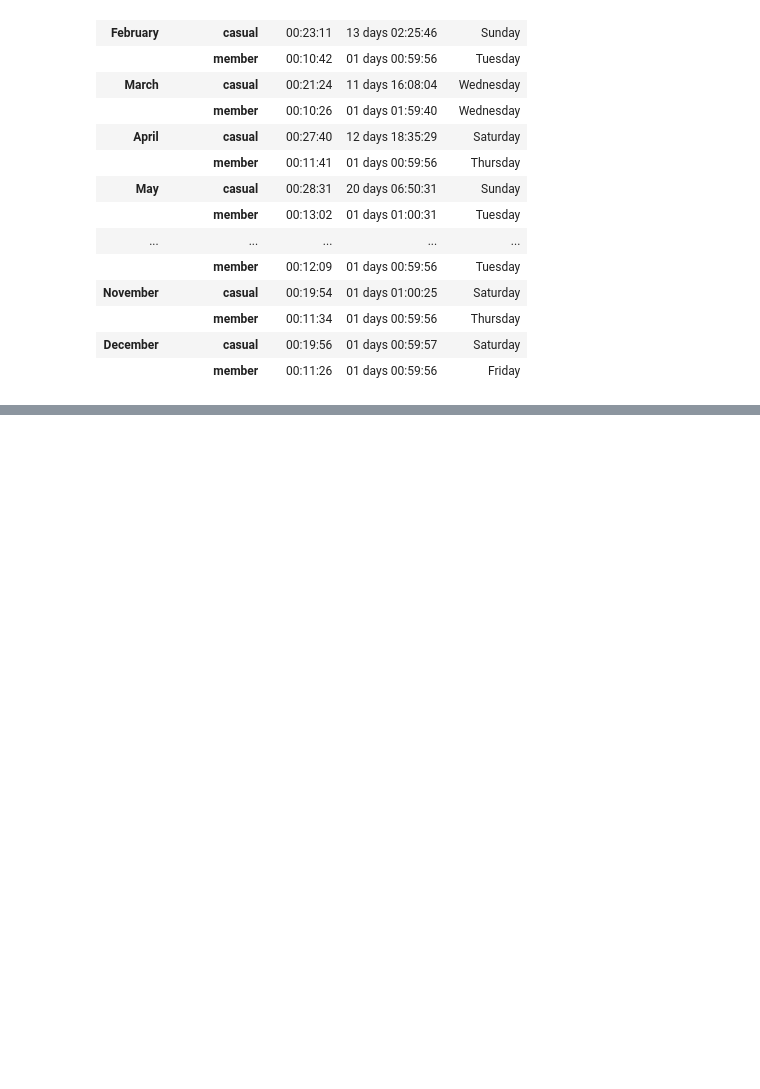
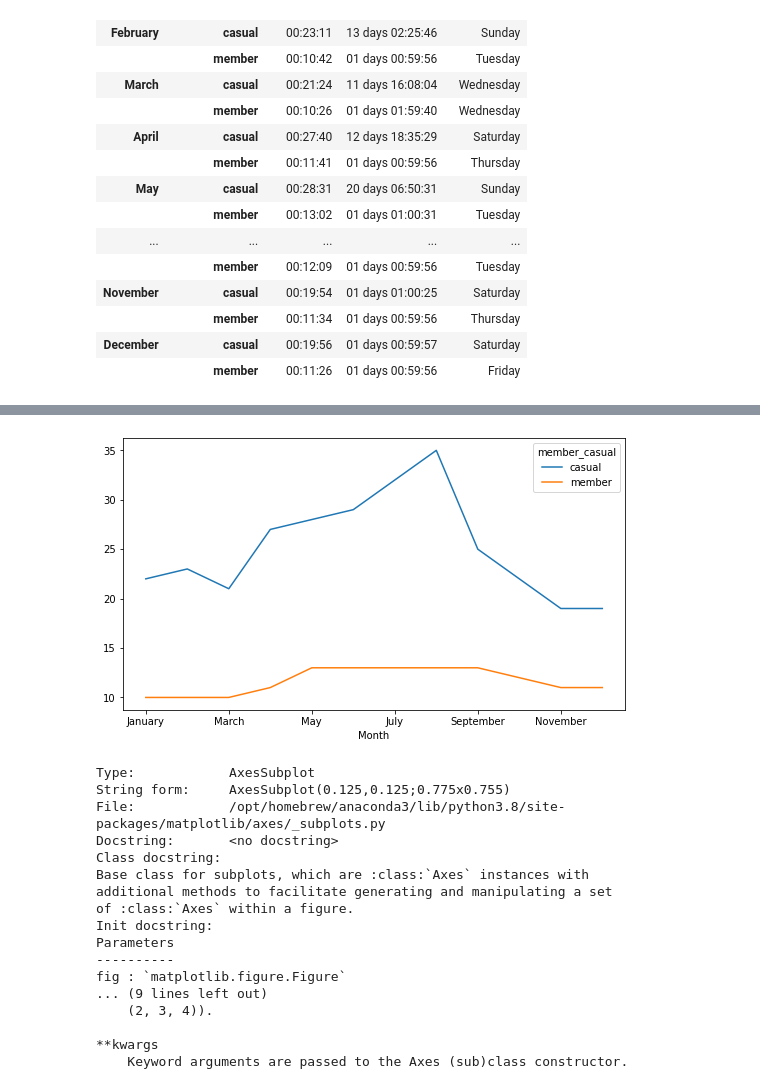
Before and after one commit to SummerKassem/BikeShareCS, a Jupyter notebook: Code/bike_share_analysis.ipynb, the cells around one changed output, grey strips where cells are left out. Drawn from its saved outputs; the diff is of its cells as text; code cells hidden in the pictures; blank space fills up the shorter version.

Commit message:
started plotting
finished the analysis and started plotting

```diff
--- a/Code/bike_share_analysis.ipynb
+++ b/Code/bike_share_analysis.ipynb
@@ -494,4 +494,11 @@ def format_time(seconds):
         return '%02d:%02d:%02d' % (hour, min, sec)
 
     return seconds
+# %%
+#21
+def seconds_minutes(seconds):
+    return int(seconds/60)
+
+def seconds_days(seconds):
+    return int(seconds/(60*60*24))
 # %%
@@ -560,25 +569,26 @@ display(df2)
 | December | casual | 00:19:56 | 01 days 00:59:57 | Saturday |
 |  | member | 00:11:26 | 01 days 00:59:56 | Friday |
 # %%
-# Calculate the average and maximum ride_length for members and casual riders
+#24
+# Calculate the average and maximum ride_length for members and casual riders using pivot table
 dataset = prepared_data
-df = dataset.pivot_table(index="Month", columns='member_casual', values=["ride_length"],
+mm_member_casual = dataset.pivot_table(index="Month", columns='member_casual', values=["ride_length"],
                          aggfunc={'ride_length':['max','mean']})
 
-stats  = [format_time(df['ride_length','mean'].mean().mean()), format_time(df['ride_length','max'].max().max())]
+mm_member_casual = mm_member_casual.reindex(month_order)
 
-df = df.applymap(format_time)
+stats  = [format_time(mm_member_casual['ride_length','mean'].mean().mean()), format_time(mm_member_casual['ride_length','max'].max().max())]
 
-df = df.reindex(month_order)
+mm_member_casual_formated = mm_member_casual.applymap(format_time)
 
 column_order = [('ride_length', 'mean', 'member'),
                 ('ride_length', 'mean', 'casual'),
                 ('ride_length', 'max', 'member'),
                 ('ride_length', 'max', 'casual')]
 
-df = df[column_order]
+mm_member_casual_formated = mm_member_casual_formated[column_order]
 
-display(df)
+mm_member_casual_formated
 #print(f"\033[1m    Year 2023: \t   {stats[0]}  \t\t {stats[1]}\033[0m")
 # %% [output]
 |  | ride_length |  |  |  |
@@ -600,0 +610,23 @@ display(df)
+# %%
+
+img = mm_member_casual.applymap(seconds_minutes)[('ride_length', 'mean')].plot(figsize=(9,5))
+img?
+# %% [output]
+[figure, added]
+Type:            AxesSubplot
+String form:     AxesSubplot(0.125,0.125;0.775x0.755)
+File:            /opt/homebrew/anaconda3/lib/python3.8/site-packages/matplotlib/axes/_subplots.py
+Docstring:       <no docstring>
+Class docstring:
+Base class for subplots, which are :class:`Axes` instances with
+additional methods to facilitate generating and manipulating a set
+of :class:`Axes` within a figure.
+Init docstring:
+Parameters
+----------
+fig : `matplotlib.figure.Figure`
+... (9 lines left out)
+    (2, 3, 4)).
+
+**kwargs
+    Keyword arguments are passed to the Axes (sub)class constructor.
```
Also changed, not shown: parts of 13 cells of this notebook, 12 other files.
